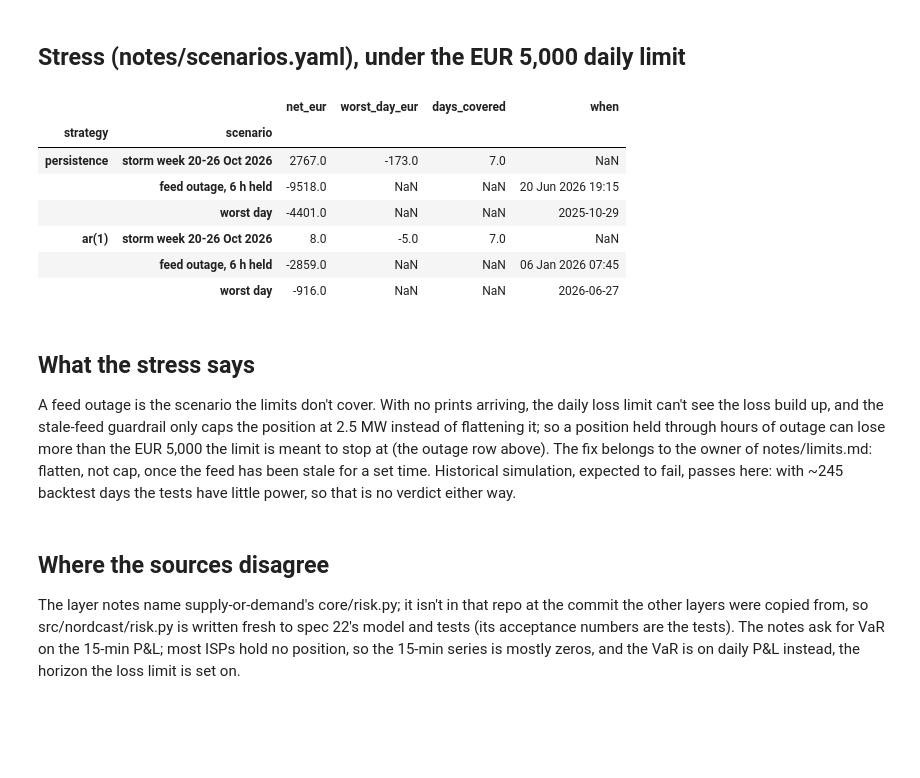
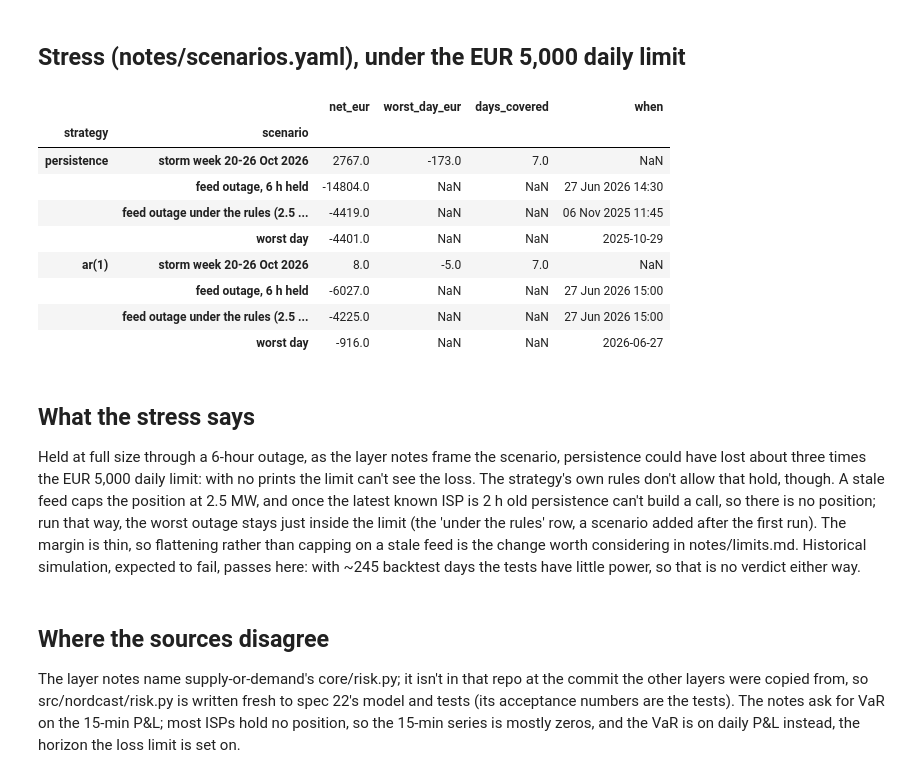
Before and after one commit to rikokardamow/nordcast, a Jupyter notebook: notebooks/12_risk.ipynb, the cells around one changed output. Cells and saved outputs as stored; diff of their text form; code cells hidden in the pictures; blank space fills up the shorter version.

```diff
--- a/notebooks/12_risk.ipynb
+++ b/notebooks/12_risk.ipynb
@@ -175,47 +175,68 @@ for name, label in (("persistence", "persistence"), ("forecast", "ar(1)")):
     held = frame.pos_mw.fillna(0).copy()
     earned = pnl.earned_per_mw(c).reindex(held.index)
     worst = None
-    for start in range(0, len(held) - k, k):
+    for start in range(len(held) - k):  # every start, like the variant below
         block = slice(start, start + k)
         frozen = (
             held.iloc[start] * earned.iloc[block]
             - abs(held.iloc[start]) * pnl.ISP_HOURS * pnl.SLIPPAGE_EUR_MWH
         )
         loss = frozen.sum(min_count=1)
         if worst is None or (pd.notna(loss) and loss < worst[0]):
             worst = (loss, held.index[start])
     rows.append(
         {
             "strategy": label,
             "scenario": f"feed outage, {SCEN['feed_outage']['hold_hours']} h held",
             "net_eur": worst[0],
             "worst_day_eur": None,
             "days_covered": None,
             "when": worst[1].tz_convert(CPH).strftime("%d %b %Y %H:%M"),
         }
     )
+    r = SCEN["feed_outage_under_rules"]
+    k2, cap = int(r["hold_hours"] * 4), r["cap_mw"]
+    worst2 = None
+    for start in range(len(held) - k2):
+        p0 = held.iloc[start].clip(-cap, cap)
+        loss = (
+            p0 * earned.iloc[start : start + k2]
+            - abs(p0) * pnl.ISP_HOURS * pnl.SLIPPAGE_EUR_MWH
+        ).sum(min_count=1)
+        if pd.notna(loss) and (worst2 is None or loss < worst2[0]):
+            worst2 = (loss, held.index[start])
+    rows.append(
+        {
+            "strategy": label,
+            "scenario": f"feed outage under the rules ({cap} MW, {r['hold_hours']} h)",
+            "net_eur": worst2[0],
+            "when": worst2[1].tz_convert(CPH).strftime("%d %b %Y %H:%M"),
+        }
+    )
     rows.append(
         {
             "strategy": label,
             "scenario": "worst day",
             "net_eur": d.min(),
             "when": str(d.idxmin()),
         }
     )
 pd.DataFrame(rows).set_index(["strategy", "scenario"]).round(0)
 # %% [output]
 |  |  | net_eur | worst_day_eur | days_covered | when |
 | strategy | scenario |  |  |  |  |
 | persistence | storm week 20-26 Oct 2026 | 2767.0 | -173.0 | 7.0 | NaN |
-|  | feed outage, 6 h held | -9518.0 | NaN | NaN | 20 Jun 2026 19:15 |
+|  | feed outage, 6 h held | -14804.0 | NaN | NaN | 27 Jun 2026 14:30 |
+|  | feed outage under the rules (2.5 ... | -4419.0 | NaN | NaN | 06 Nov 2025 11:45 |
 |  | worst day | -4401.0 | NaN | NaN | 2025-10-29 |
 | ar(1) | storm week 20-26 Oct 2026 | 8.0 | -5.0 | 7.0 | NaN |
-|  | feed outage, 6 h held | -2859.0 | NaN | NaN | 06 Jan 2026 07:45 |
+|  | feed outage, 6 h held | -6027.0 | NaN | NaN | 27 Jun 2026 15:00 |
+|  | feed outage under the rules (2.5 ... | -4225.0 | NaN | NaN | 27 Jun 2026 15:00 |
 |  | worst day | -916.0 | NaN | NaN | 2026-06-27 |
-# %% [markdown]
-## What the stress says
-
-A feed outage is the scenario the limits don't cover. With no prints arriving, the daily loss limit can't see the loss build up, and the stale-feed guardrail only caps the position at 2.5 MW instead of flattening it; so a position held through hours of outage can lose more than the EUR 5,000 the limit is meant to stop at (the outage row above). The fix belongs to the owner of notes/limits.md: flatten, not cap, once the feed has been stale for a set time. Historical simulation, expected to fail, passes here: with ~245 backtest days the tests have little power, so that is no verdict either way.
+# %% [markdown]
+## What the stress says
+
+Held at full size through a 6-hour outage, as the layer notes frame the scenario, persistence could have lost about three times the EUR 5,000 daily limit: with no prints the limit can't see the loss. The strategy's own rules don't allow that hold, though. A stale feed caps the position at 2.5 MW, and once the latest known ISP is 2 h old persistence can't build a call, so there is no position; run that way, the worst outage stays just inside the limit (the 'under the rules' row, a scenario added after the first run). The margin is thin, so flattening rather than capping on a stale feed is the change worth considering in notes/limits.md. Historical simulation, expected to fail, passes here: with ~245 backtest days the tests have little power, so that is no verdict either way.
 # %% [markdown]
 ## Where the sources disagree
 
```
Also changed, not shown: 2 other files.
